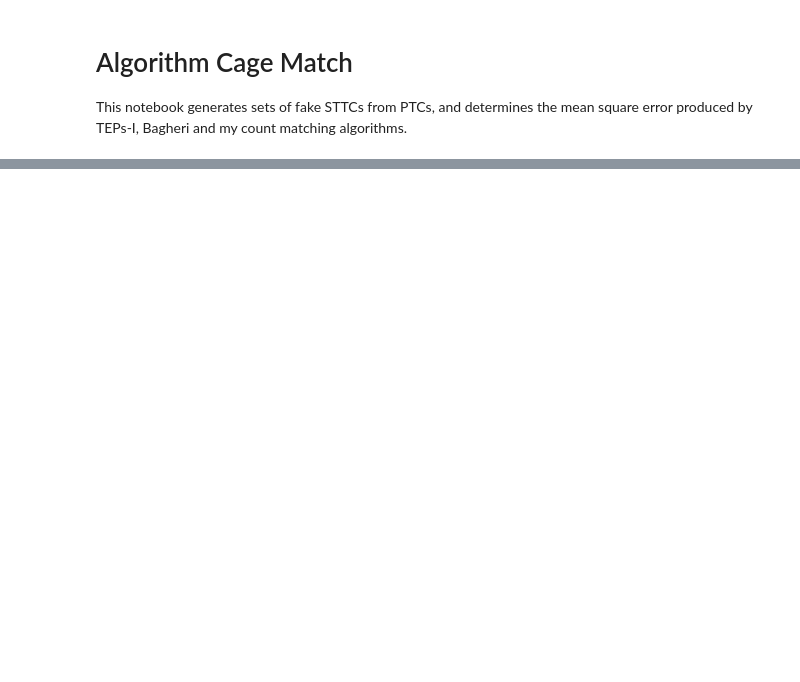
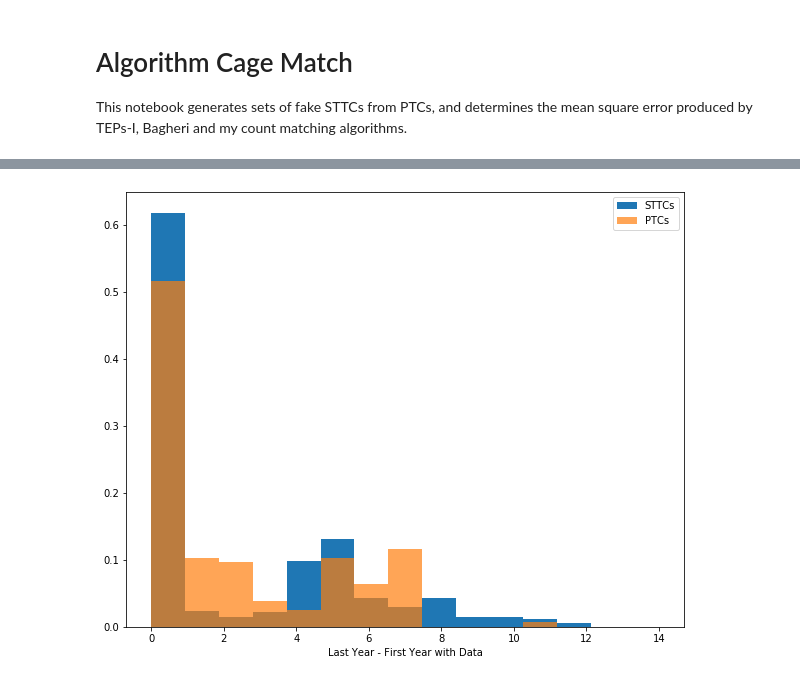
Before and after one commit to CityofToronto/bdit_traffic_prophet, a Jupyter notebook: development_notebooks/CountmatchDev5-AlgoShootout.ipynb, the cells around one changed output, grey strips where cells are left out. Saved outputs shown, nothing was run; the diff lists cells and outputs as text; code cells hidden in the pictures; blank space fills up the shorter version.

```diff
--- a/development_notebooks/CountmatchDev5-AlgoShootout.ipynb
+++ b/development_notebooks/CountmatchDev5-AlgoShootout.ipynb
@@ -74,0 +79,11 @@ import countmatch_bagheri
+# %%
+sttc_dyears = [max(x.data.index.levels[0]) - min(x.data.index.levels[0]) for x in rdr.sttcs.values()]
+ptc_dyears = [max(x.data['AADT'].index) - min(x.data['AADT'].index) for x in rdr.ptcs.values()]
+# %%
+fig, ax = plt.subplots(figsize=(10, 8))
+ax.hist(sttc_dyears, bins=15, range=(0, 14), density=True, label='STTCs');
+ax.hist(ptc_dyears, bins=15, range=(0, 14), density=True, alpha=0.7, label='PTCs')
+ax.legend(loc=1)
+ax.set_xlabel("Last Year - First Year with Data");
+# %% [output]
+[figure, added]
```
Also changed, not shown: parts of 12 cells of this notebook, 5 other files.
